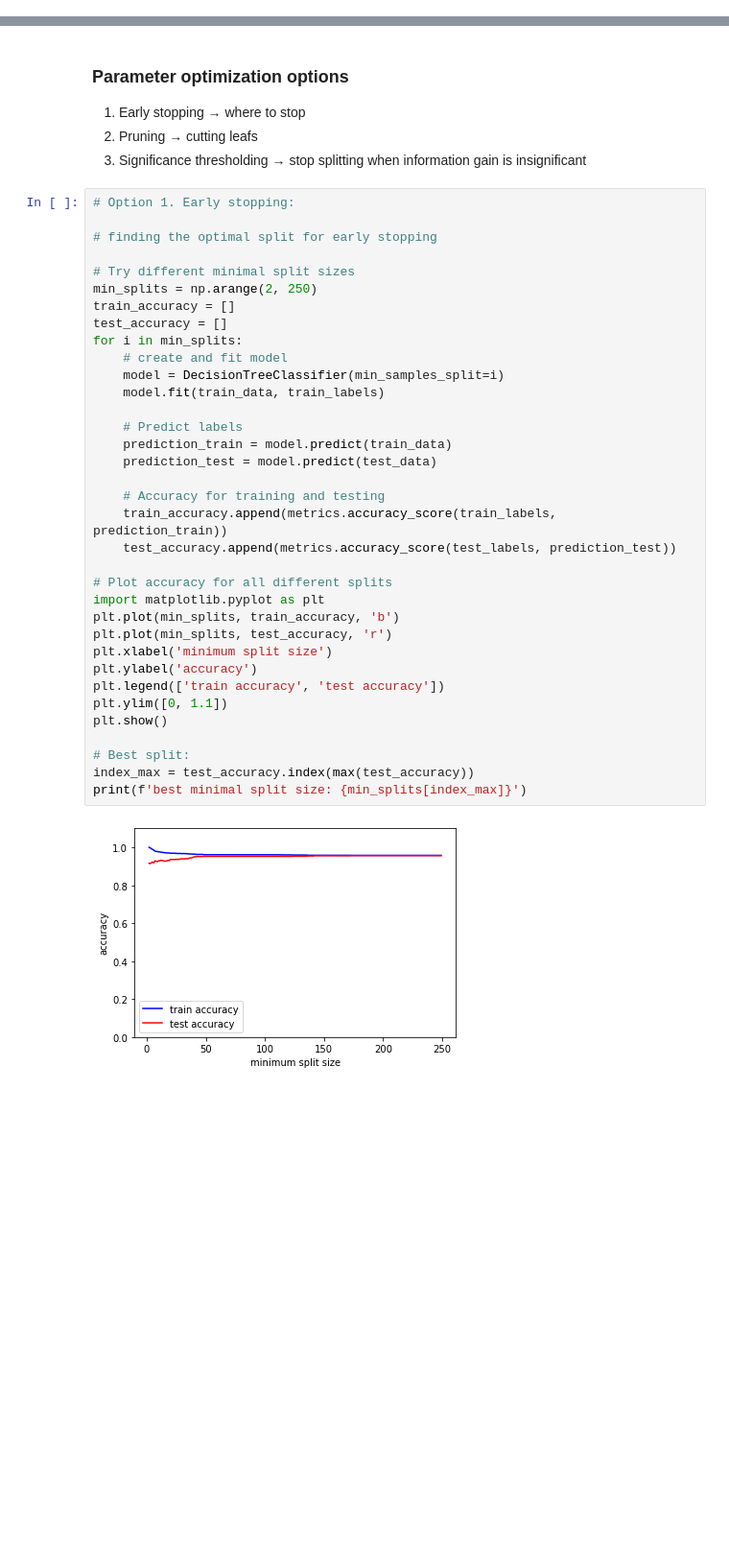
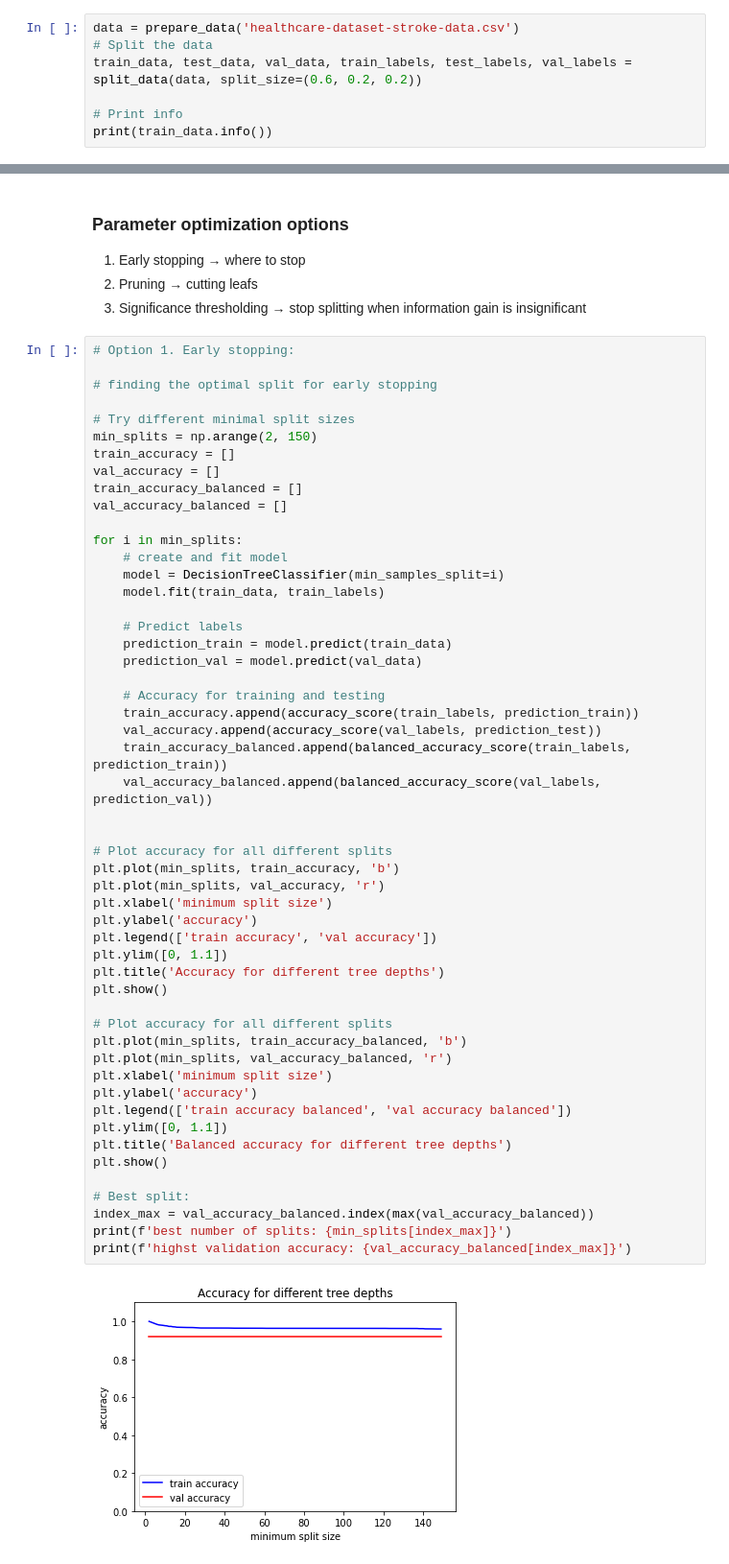
Before and after one commit to koenc100/Project-AI-minor, a Jupyter notebook: code/Decision Tree Random Forest.ipynb, the cells around one changed output, grey strips where cells are left out. Shown at 96% size. Saved outputs shown, nothing was run; the diff lists cells and outputs as text; blank space fills up the shorter version.

Commit message:
additions to decision tree and Deep NN

```diff
--- a/code/Decision Tree Random Forest.ipynb
+++ b/code/Decision Tree Random Forest.ipynb
@@ -115,0 +22,7 @@ training accuracy data: 1.0
+# %%
+data = prepare_data('healthcare-dataset-stroke-data.csv')
+# Split the data
+train_data, test_data, val_data, train_labels, test_labels, val_labels = split_data(data, split_size=(0.6, 0.2, 0.2))
+
+# Print info
+print(train_data.info())
@@ -121,37 +86,54 @@ training accuracy data: 1.0
 # %%
 # Option 1. Early stopping:
 
 # finding the optimal split for early stopping
 
 # Try different minimal split sizes
-min_splits = np.arange(2, 250)
+min_splits = np.arange(2, 150)
 train_accuracy = []
-test_accuracy = []
+val_accuracy = []
+train_accuracy_balanced = []
+val_accuracy_balanced = []
+
 for i in min_splits:
     # create and fit model
     model = DecisionTreeClassifier(min_samples_split=i)
     model.fit(train_data, train_labels)
 
     # Predict labels
     prediction_train = model.predict(train_data)
-    prediction_test = model.predict(test_data)
+    prediction_val = model.predict(val_data)
 
     # Accuracy for training and testing
-    train_accuracy.append(metrics.accuracy_score(train_labels, prediction_train))
-    test_accuracy.append(metrics.accuracy_score(test_labels, prediction_test))
+    train_accuracy.append(accuracy_score(train_labels, prediction_train))
+    val_accuracy.append(accuracy_score(val_labels, prediction_test))
+    train_accuracy_balanced.append(balanced_accuracy_score(train_labels, prediction_train))
+    val_accuracy_balanced.append(balanced_accuracy_score(val_labels, prediction_val))
+
 
 # Plot accuracy for all different splits
-import matplotlib.pyplot as plt
 plt.plot(min_splits, train_accuracy, 'b')
-plt.plot(min_splits, test_accuracy, 'r')
+plt.plot(min_splits, val_accuracy, 'r')
 plt.xlabel('minimum split size')
 plt.ylabel('accuracy')
-plt.legend(['train accuracy', 'test accuracy'])
+plt.legend(['train accuracy', 'val accuracy'])
 plt.ylim([0, 1.1])
+plt.title('Accuracy for different tree depths')
+plt.show()
+
+# Plot accuracy for all different splits
+plt.plot(min_splits, train_accuracy_balanced, 'b')
+plt.plot(min_splits, val_accuracy_balanced, 'r')
+plt.xlabel('minimum split size')
+plt.ylabel('accuracy')
+plt.legend(['train accuracy balanced', 'val accuracy balanced'])
+plt.ylim([0, 1.1])
+plt.title('Balanced accuracy for different tree depths')
 plt.show()
 
 # Best split:
-index_max = test_accuracy.index(max(test_accuracy))
-print(f'best minimal split size: {min_splits[index_max]}')
+index_max = val_accuracy_balanced.index(max(val_accuracy_balanced))
+print(f'best number of splits: {min_splits[index_max]}')
+print(f'highst validation accuracy: {val_accuracy_balanced[index_max]}')
 # %% [output]
-[figure, old version]
+[figure, new version]
```
Also changed, not shown: parts of 10 cells of this notebook, 1 other file.
